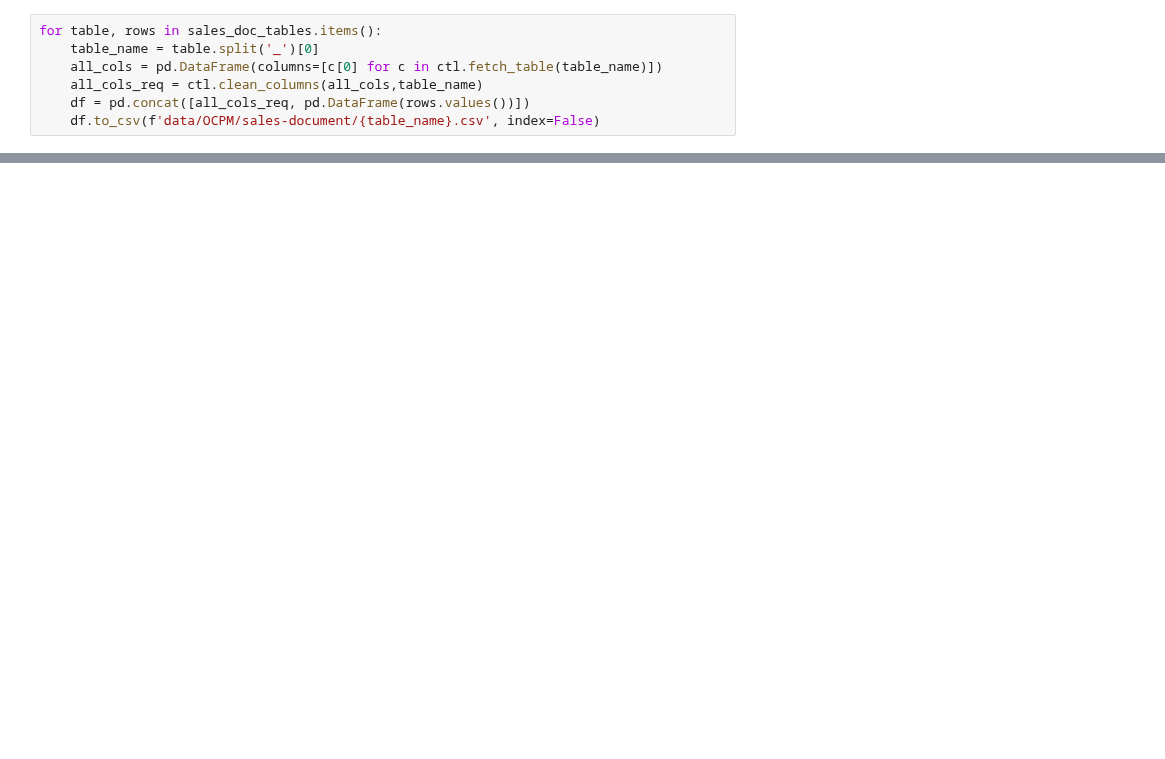
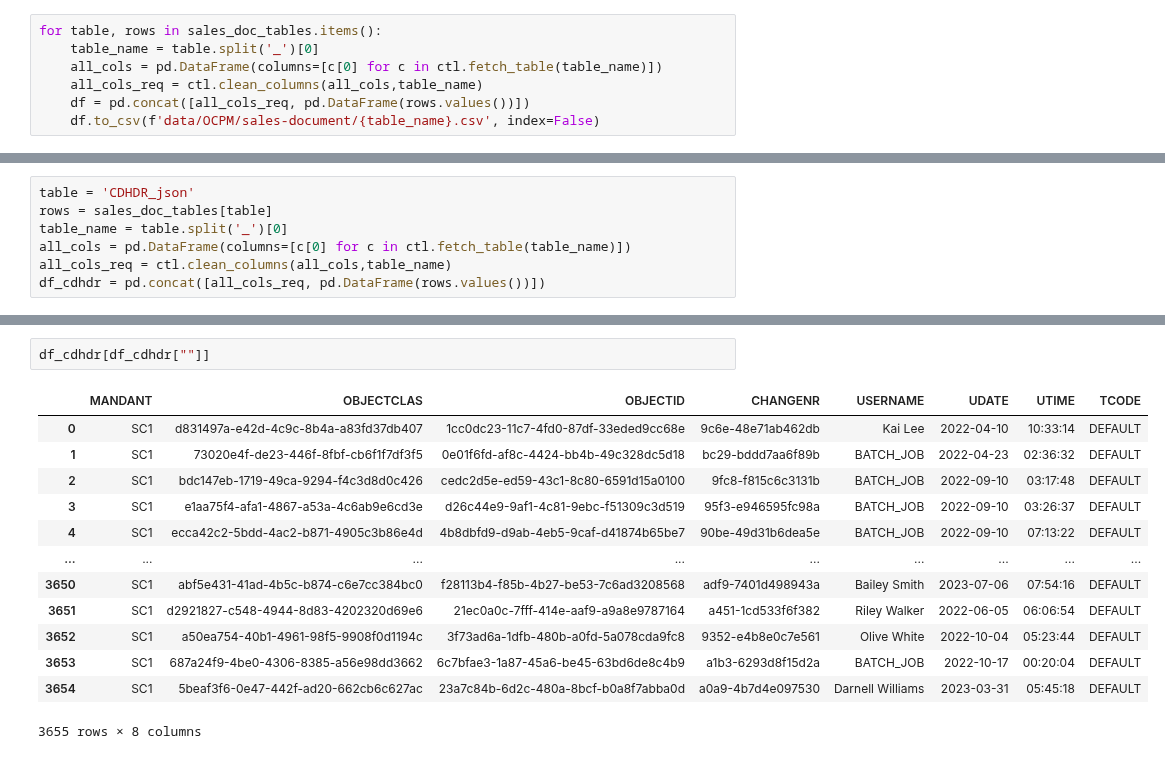
Before and after one commit to NaolGB/Sourcream, a Jupyter notebook: om.ipynb, the cells around one changed output, grey strips where cells are left out. Saved outputs shown, nothing was run; the diff lists cells and outputs as text; blank space fills up the shorter version.

```diff
--- a/om.ipynb
+++ b/om.ipynb
@@ -426,0 +486,7 @@ for table, rows in sales_doc_tables.items():
+# %%
+table = 'CDHDR_json'
+rows = sales_doc_tables[table]
+table_name = table.split('_')[0]
+all_cols = pd.DataFrame(columns=[c[0] for c in ctl.fetch_table(table_name)])
+all_cols_req = ctl.clean_columns(all_cols,table_name)
+df_cdhdr = pd.concat([all_cols_req, pd.DataFrame(rows.values())])
@@ -426,0 +516,16 @@ for table, rows in sales_doc_tables.items():
+# %%
+df_cdhdr[df_cdhdr[""]]
+# %% [output]
+|  | MANDANT | OBJECTCLAS | OBJECTID | CHANGENR | USERNAME | UDATE | UTIME | TCODE |
+| 0 | SC1 | d831497a-e42d-4c9c-8b4a-a83fd37db407 | 1cc0dc23-11c7-4fd0-87df-33eded9cc68e | 9c6e-48e71ab462db | Kai Lee | 2022-04-10 | 10:33:14 | DEFAULT |
+| 1 | SC1 | 73020e4f-de23-446f-8fbf-cb6f1f7df3f5 | 0e01f6fd-af8c-4424-bb4b-49c328dc5d18 | bc29-bddd7aa6f89b | BATCH_JOB | 2022-04-23 | 02:36:32 | DEFAULT |
+| 2 | SC1 | bdc147eb-1719-49ca-9294-f4c3d8d0c426 | cedc2d5e-ed59-43c1-8c80-6591d15a0100 | 9fc8-f815c6c3131b | BATCH_JOB | 2022-09-10 | 03:17:48 | DEFAULT |
+| 3 | SC1 | e1aa75f4-afa1-4867-a53a-4c6ab9e6cd3e | d26c44e9-9af1-4c81-9ebc-f51309c3d519 | 95f3-e946595fc98a | BATCH_JOB | 2022-09-10 | 03:26:37 | DEFAULT |
+| 4 | SC1 | ecca42c2-5bdd-4ac2-b871-4905c3b86e4d | 4b8dbfd9-d9ab-4eb5-9caf-d41874b65be7 | 90be-49d31b6dea5e | BATCH_JOB | 2022-09-10 | 07:13:22 | DEFAULT |
+| ... | ... | ... | ... | ... | ... | ... | ... | ... |
+| 3650 | SC1 | abf5e431-41ad-4b5c-b874-c6e7cc384bc0 | f28113b4-f85b-4b27-be53-7c6ad3208568 | adf9-7401d498943a | Bailey Smith | 2023-07-06 | 07:54:16 | DEFAULT |
+| 3651 | SC1 | d2921827-c548-4944-8d83-4202320d69e6 | 21ec0a0c-7fff-414e-aaf9-a9a8e9787164 | a451-1cd533f6f382 | Riley Walker | 2022-06-05 | 06:06:54 | DEFAULT |
+| 3652 | SC1 | a50ea754-40b1-4961-98f5-9908f0d1194c | 3f73ad6a-1dfb-480b-a0fd-5a078cda9fc8 | 9352-e4b8e0c7e561 | Olive White | 2022-10-04 | 05:23:44 | DEFAULT |
+| 3653 | SC1 | 687a24f9-4be0-4306-8385-a56e98dd3662 | 6c7bfae3-1a87-45a6-be45-63bd6de8c4b9 | a1b3-6293d8f15d2a | BATCH_JOB | 2022-10-17 | 00:20:04 | DEFAULT |
+| 3654 | SC1 | 5beaf3f6-0e47-442f-ad20-662cb6c627ac | 23a7c84b-6d2c-480a-8bcf-b0a8f7abba0d | a0a9-4b7d4e097530 | Darnell Williams | 2023-03-31 | 05:45:18 | DEFAULT |
+3655 rows × 8 columns
```
Also changed, not shown: parts of 7 cells of this notebook, 1 other file.
